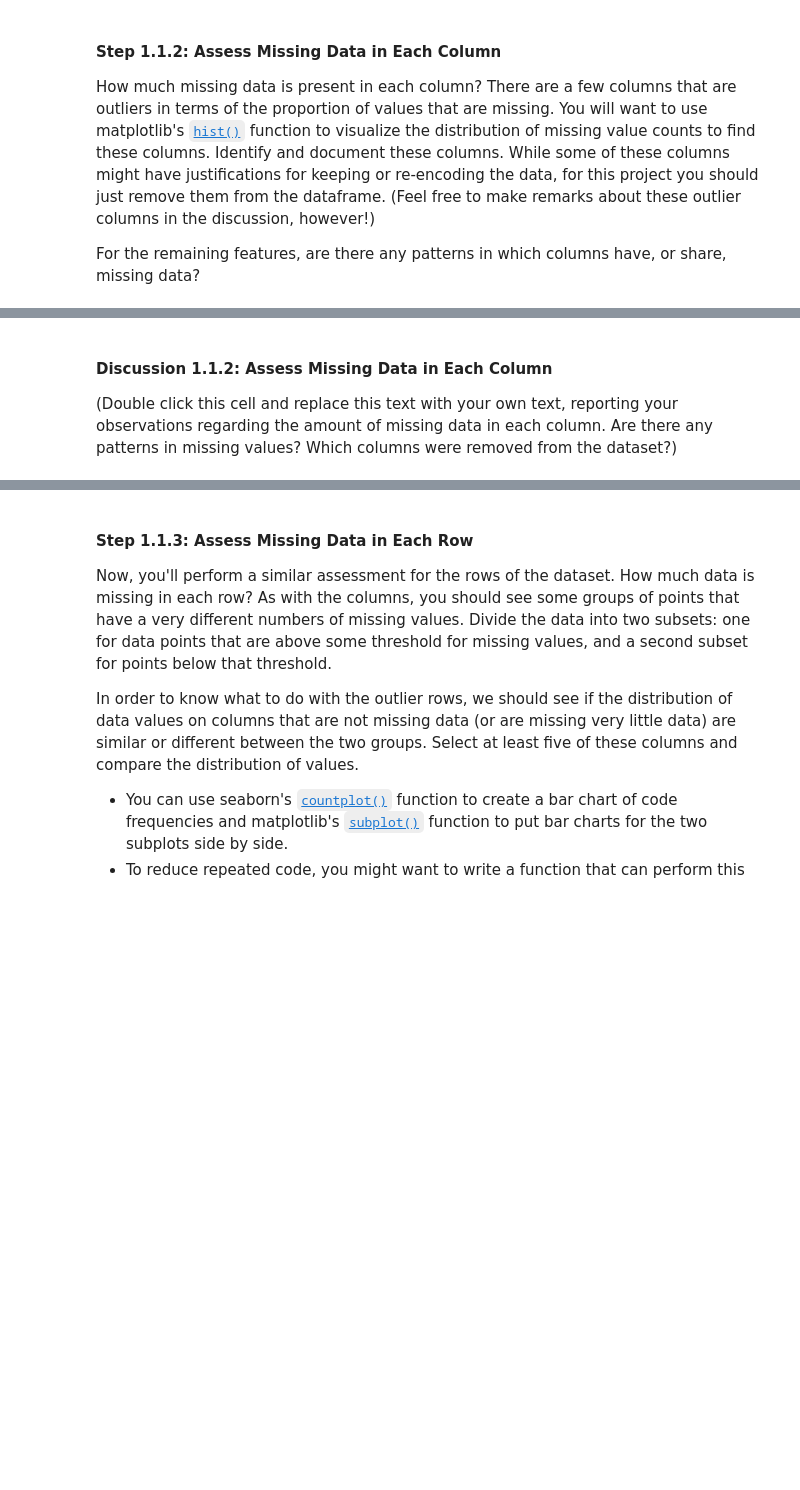
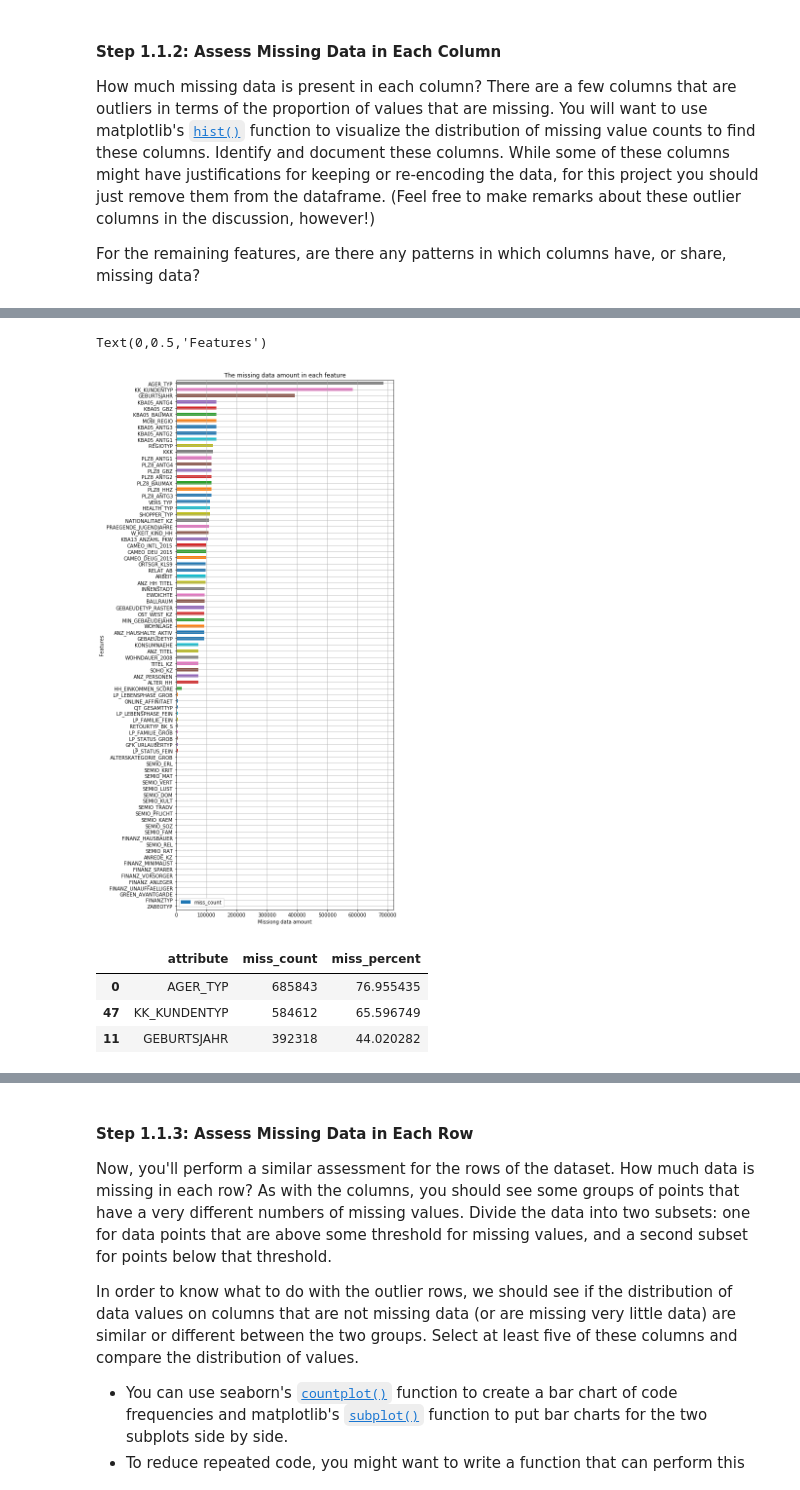
Before and after one commit to Karkerayashish/Identify-Customer-Segments, a Jupyter notebook: Identify_Customer_Segments.ipynb, the cells around one changed output, grey strips where cells are left out. Cells and saved outputs as stored; diff of their text form; code cells hidden in the pictures; blank space fills up the shorter version.

```diff
--- a/Identify_Customer_Segments.ipynb
+++ b/Identify_Customer_Segments.ipynb
@@ -70,7 +170,21 @@ For the remaining features, are there any patterns in which columns have, or sha
+# %%
+# Investigate patterns in the amount of missing data in each column.
+azdias_plot= azdias_stats.sort_values('miss_count', ascending=True)
+azdias_plot.plot.barh(x='attribute', y='miss_count', figsize=(8, 20), grid=True)
+plt.title("The missing data amount in each feature")
+plt.xlabel("Missiong data amount")
+plt.ylabel("Features")
+# %% [output]
+Text(0,0.5,'Features')
+[figure, added]
 # %%
 # Remove the outlier columns from the dataset. (You'll perform other data
 # engineering tasks such as re-encoding and imputation later.)
+threshold = 134000
+feature_to_drop= azdias_stats[azdias_stats['miss_count']>threshold]
+feature_to_drop.head()
+# %% [output]
+|  | attribute | miss_count | miss_percent |
+| 0 | AGER_TYP | 685843 | 76.955435 |
+| 47 | KK_KUNDENTYP | 584612 | 65.596749 |
+| 11 | GEBURTSJAHR | 392318 | 44.020282 |
-# %% [markdown]
-#### Discussion 1.1.2: Assess Missing Data in Each Column
-
-(Double click this cell and replace this text with your own text, reporting your observations regarding the amount of missing data in each column. Are there any patterns in missing values? Which columns were removed from the dataset?)
```
Also changed, not shown: parts of 40 cells of this notebook.
